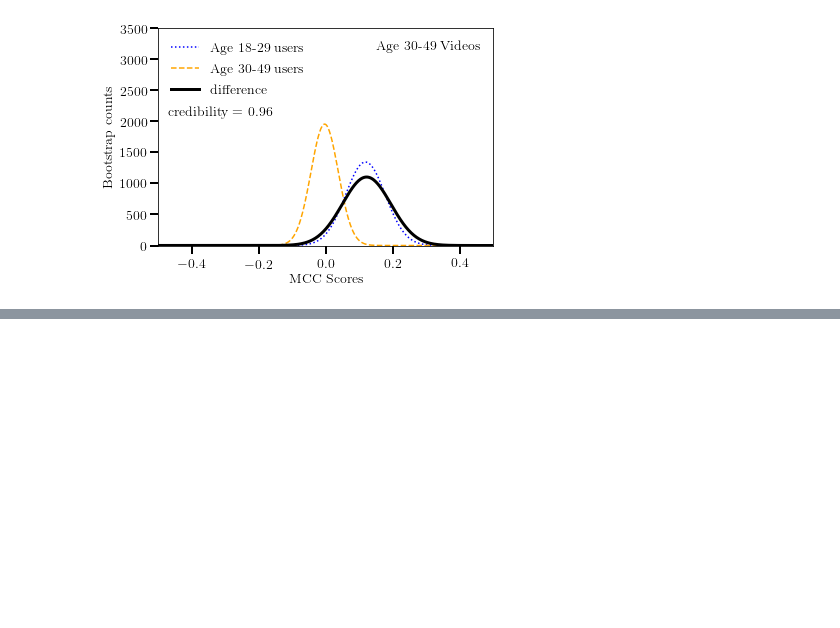
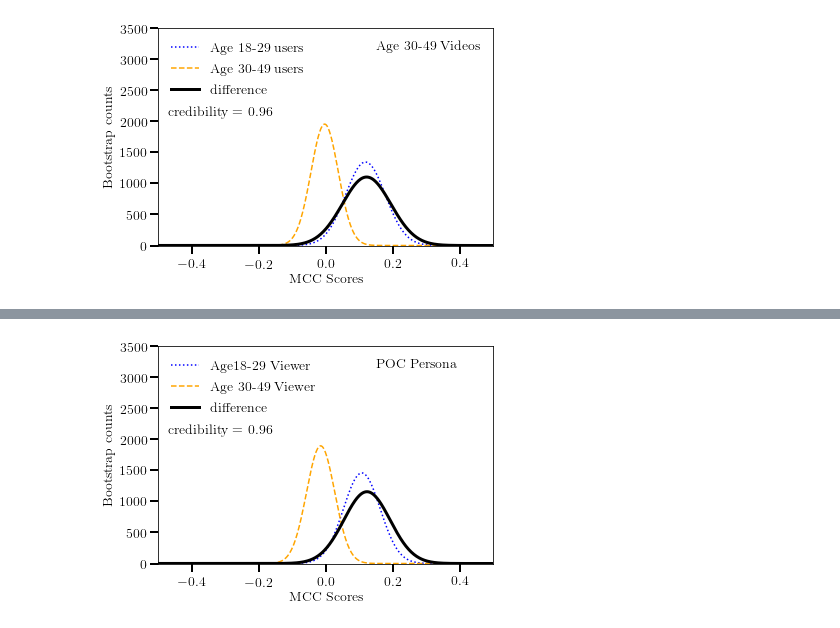
Before and after one commit to juniperlovato/DiverseMisinformationPaper, a Jupyter notebook: Final_Visualizations_of_Bootstrapping_confusion_matrix.ipynb, the cells around one changed output, grey strips where cells are left out. Saved outputs shown, nothing was run; the diff lists cells and outputs as text; code cells hidden in the pictures; blank space fills up the shorter version.

```diff
--- a/Final_Visualizations_of_Bootstrapping_confusion_matrix.ipynb
+++ b/Final_Visualizations_of_Bootstrapping_confusion_matrix.ipynb
@@ -286,0 +303,11 @@ complete_visualization(bootstrap_Young, 'Age 18-29 users', bootstrap_Middle, 'Ag
+# %%
+#different age viewers of POC videos
+
+bootstrap_Young = generate_corrcoeff(148,113,32,41)
+bootstrap_Middle = generate_corrcoeff(227,203,63,52)
+bootstrap_Old = generate_corrcoeff(393,316,153,110)
+# %%
+#Argument key:  array and label, demographic array
+complete_visualization(bootstrap_Young, 'Age18-29 Viewer', bootstrap_Middle,'Age 30-49 Viewer', 'difference','POC Persona',3500,0.5)
+# %% [output]
+[figure, added]
```
Also changed, not shown: parts of 16 cells of this notebook.
